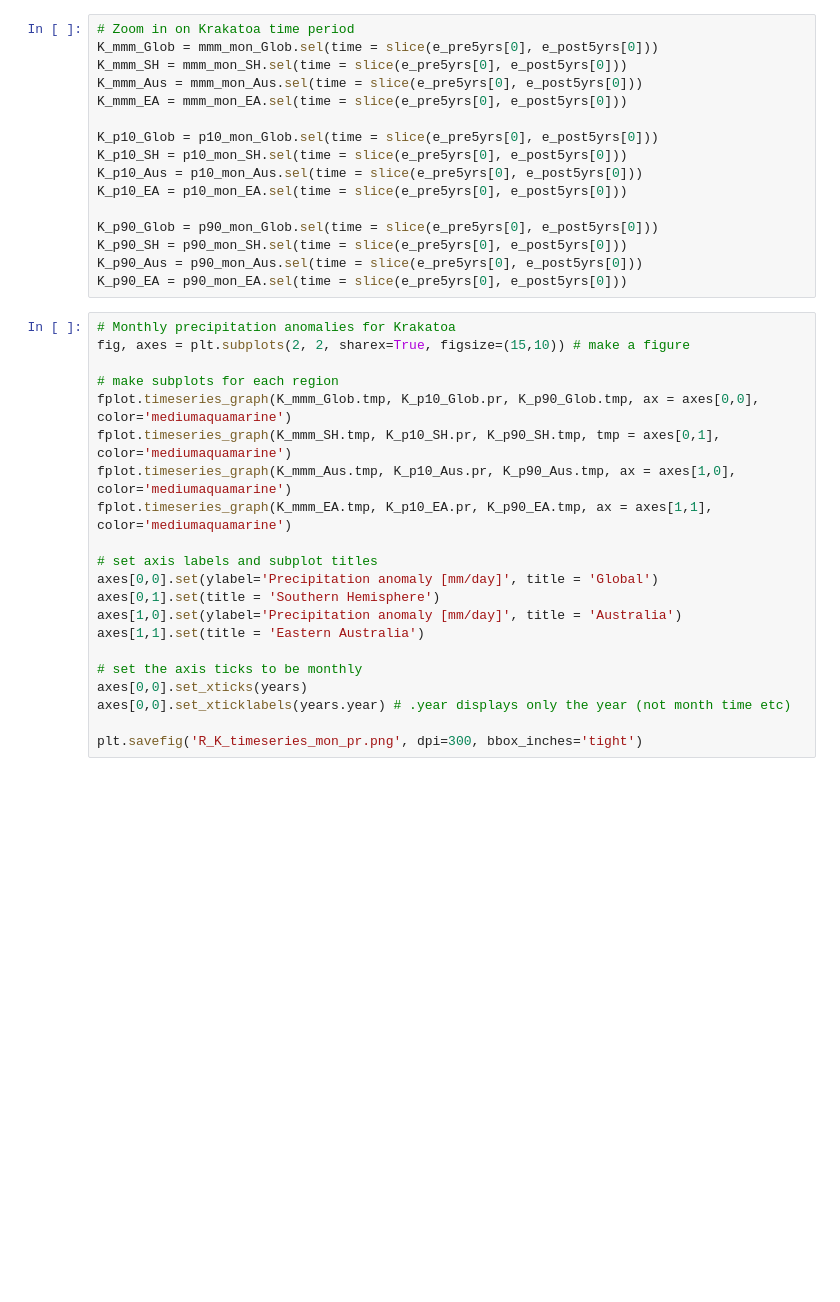
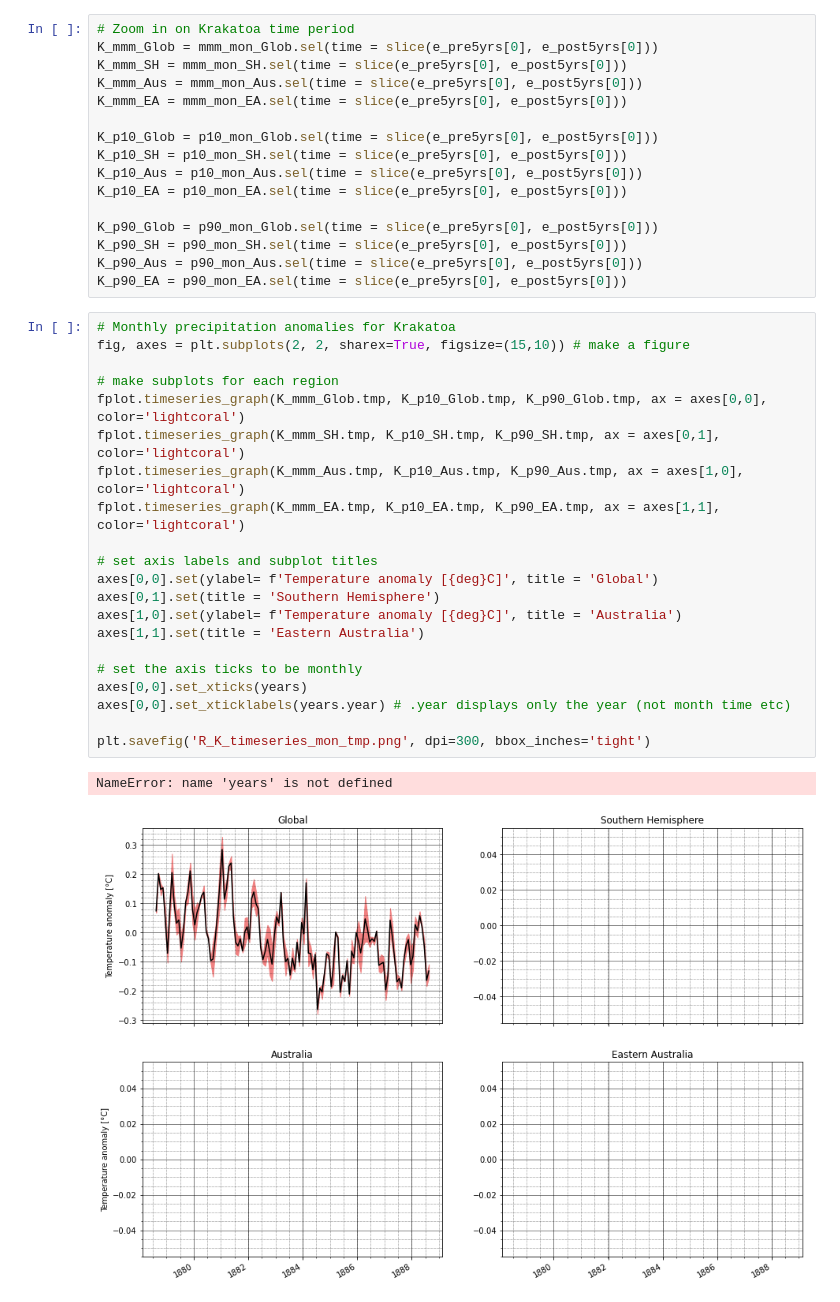
Before and after one commit to kbongi/reanalysis, a Jupyter notebook: R_timeseries_temp_2021.04.16.ipynb, the cells around one changed output. Drawn from its saved outputs; the diff is of its cells as text; blank space fills up the shorter version.

```diff
--- a/R_timeseries_temp_2021.04.16.ipynb
+++ b/R_timeseries_temp_2021.04.16.ipynb
@@ -278,21 +280,24 @@ K_p90_EA = p90_mon_EA.sel(time = slice(e_pre5yrs[0], e_post5yrs[0]))
 # %%
 # Monthly precipitation anomalies for Krakatoa
 fig, axes = plt.subplots(2, 2, sharex=True, figsize=(15,10)) # make a figure
 
 # make subplots for each region
-fplot.timeseries_graph(K_mmm_Glob.tmp, K_p10_Glob.pr, K_p90_Glob.tmp, ax = axes[0,0], color='mediumaquamarine')
-fplot.timeseries_graph(K_mmm_SH.tmp, K_p10_SH.pr, K_p90_SH.tmp, tmp = axes[0,1], color='mediumaquamarine')
-fplot.timeseries_graph(K_mmm_Aus.tmp, K_p10_Aus.pr, K_p90_Aus.tmp, ax = axes[1,0], color='mediumaquamarine')
-fplot.timeseries_graph(K_mmm_EA.tmp, K_p10_EA.pr, K_p90_EA.tmp, ax = axes[1,1], color='mediumaquamarine')
+fplot.timeseries_graph(K_mmm_Glob.tmp, K_p10_Glob.tmp, K_p90_Glob.tmp, ax = axes[0,0], color='lightcoral')
+fplot.timeseries_graph(K_mmm_SH.tmp, K_p10_SH.tmp, K_p90_SH.tmp, ax = axes[0,1], color='lightcoral')
+fplot.timeseries_graph(K_mmm_Aus.tmp, K_p10_Aus.tmp, K_p90_Aus.tmp, ax = axes[1,0], color='lightcoral')
+fplot.timeseries_graph(K_mmm_EA.tmp, K_p10_EA.tmp, K_p90_EA.tmp, ax = axes[1,1], color='lightcoral')
 
 # set axis labels and subplot titles
-axes[0,0].set(ylabel='Precipitation anomaly [mm/day]', title = 'Global')
+axes[0,0].set(ylabel= f'Temperature anomaly [{deg}C]', title = 'Global')
 axes[0,1].set(title = 'Southern Hemisphere')
-axes[1,0].set(ylabel='Precipitation anomaly [mm/day]', title = 'Australia')
+axes[1,0].set(ylabel= f'Temperature anomaly [{deg}C]', title = 'Australia')
 axes[1,1].set(title = 'Eastern Australia')
 
 # set the axis ticks to be monthly
 axes[0,0].set_xticks(years)
 axes[0,0].set_xticklabels(years.year) # .year displays only the year (not month time etc)
 
-plt.savefig('R_K_timeseries_mon_pr.png', dpi=300, bbox_inches='tight')
+plt.savefig('R_K_timeseries_mon_tmp.png', dpi=300, bbox_inches='tight')
+# %% [output]
+NameError: name 'years' is not defined
+[figure, added]
```
Also changed, not shown: parts of 1 cell of this notebook.
